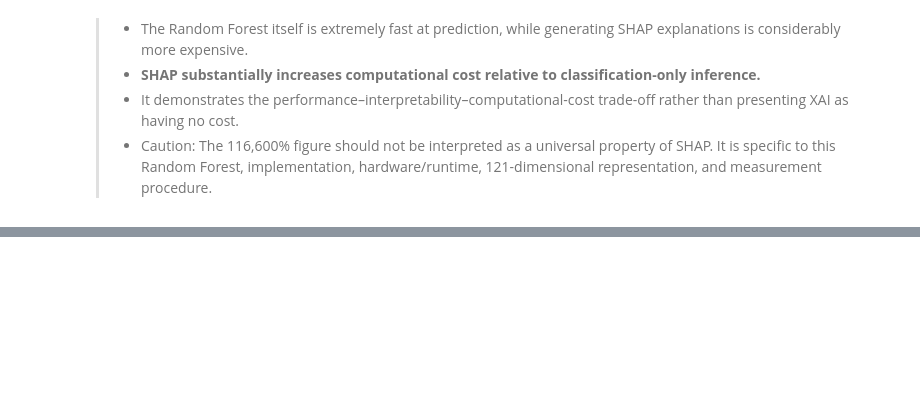
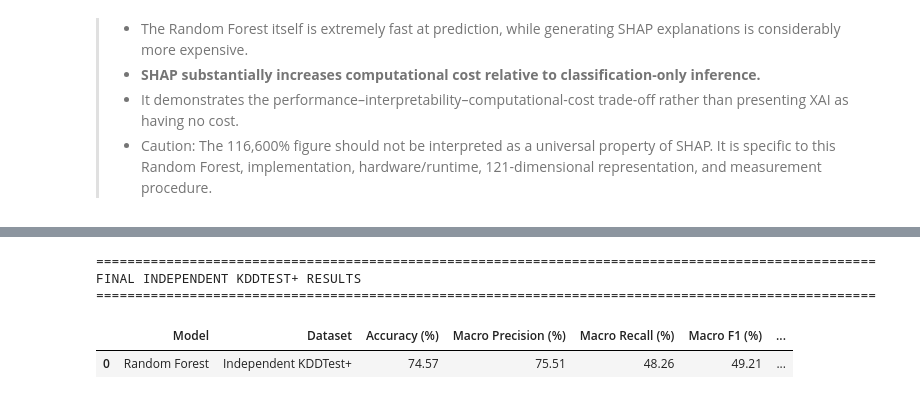
Before and after one commit to AKSHAT-KUMAR-14/XAI-NIDS, a Jupyter notebook: xai-nids.ipynb, the cells around one changed output, grey strips where cells are left out. Saved outputs shown, nothing was run; the diff lists cells and outputs as text; code cells hidden in the pictures; blank space fills up the shorter version.

```diff
--- a/xai-nids.ipynb
+++ b/xai-nids.ipynb
@@ -7114,0 +9274,68 @@ Summary statistics:
+# %%
+# ================================================================
+# FINAL INDEPENDENT KDDTEST+ RESULTS
+# ================================================================
+
+from sklearn.metrics import (
+    accuracy_score,
+    precision_score,
+    recall_score,
+    f1_score,
+    balanced_accuracy_score
+)
+
+# ------------------------------------------------
+# Calculate final test metrics
+# ------------------------------------------------
+
+test_accuracy = accuracy_score(y_test, y_test_pred)
+test_precision = precision_score(
+    y_test,
+    y_test_pred,
+    average="macro",
+    zero_division=0
+)
+test_recall = recall_score(
+    y_test,
+    y_test_pred,
+    average="macro",
+    zero_division=0
+)
+test_f1 = f1_score(
+    y_test,
+    y_test_pred,
+    average="macro",
+    zero_division=0
+)
+test_balanced_accuracy = balanced_accuracy_score(
+    y_test,
+    y_test_pred
+)
+
+# ------------------------------------------------
+# Create final results table
+# ------------------------------------------------
+
+final_test_results = pd.DataFrame([
+    {
+        "Model": "Random Forest",
+        "Dataset": "Independent KDDTest+",
+        "Accuracy (%)": test_accuracy * 100,
+        "Macro Precision (%)": test_precision * 100,
+        "Macro Recall (%)": test_recall * 100,
+        "Macro F1 (%)": test_f1 * 100,
+        "Balanced Accuracy (%)": test_balanced_accuracy * 100
+    }
+])
+
+print("=" * 100)
+print("FINAL INDEPENDENT KDDTEST+ RESULTS")
+print("=" * 100)
+
+display(final_test_results.round(2))
+# %% [output]
+====================================================================================================
+FINAL INDEPENDENT KDDTEST+ RESULTS
+====================================================================================================
+|  | Model | Dataset | Accuracy (%) | Macro Precision (%) | Macro Recall (%) | Macro F1 (%) | ... |
+| 0 | Random Forest | Independent KDDTest+ | 74.57 | 75.51 | 48.26 | 49.21 | ... |
```
Also changed, not shown: parts of 18 cells of this notebook.
